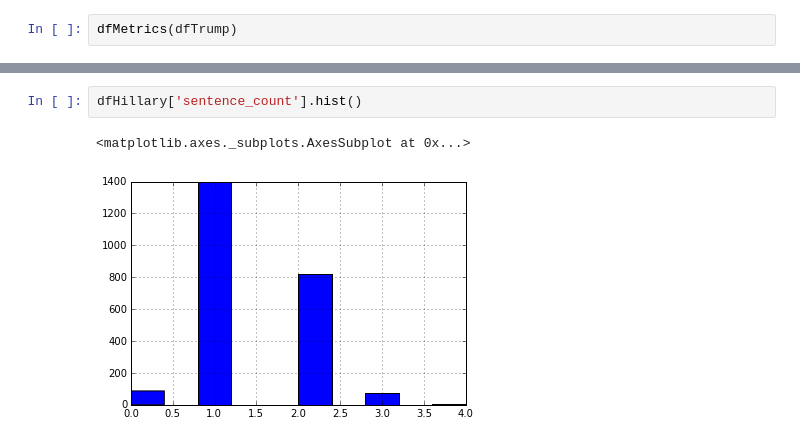
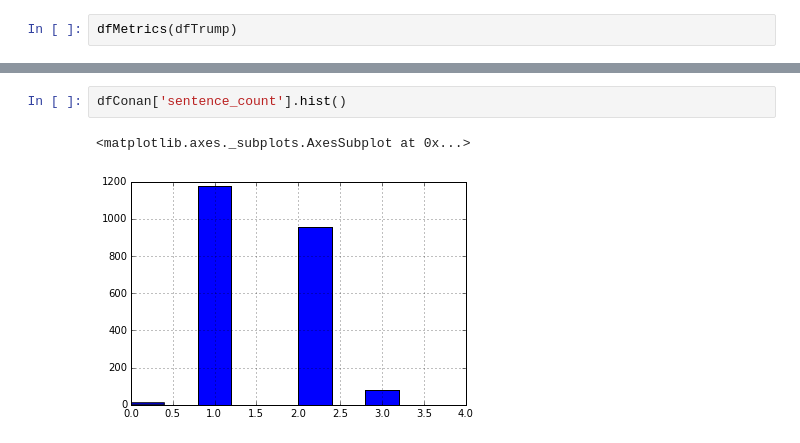
Before and after one commit to Suya/TccTwitter, a Jupyter notebook: experimentos/features.ipynb, the cells around one changed output, grey strips where cells are left out. Saved outputs shown, nothing was run; the diff lists cells and outputs as text.

```diff
--- a/experimentos/features.ipynb
+++ b/experimentos/features.ipynb
@@ -317,7 +305,7 @@ dfHillary['word_count'].plot(kind='box')
 # %%
-dfHillary['sentence_count'].hist()
+dfConan['sentence_count'].hist()
 # %% [output]
 <matplotlib.axes._subplots.AxesSubplot at 0x...>
-[figure, old version]
+[figure, new version]
 # %%
 dfHillary['sentence_count'].plot()
```
Also changed, not shown: parts of 12 cells of this notebook.
